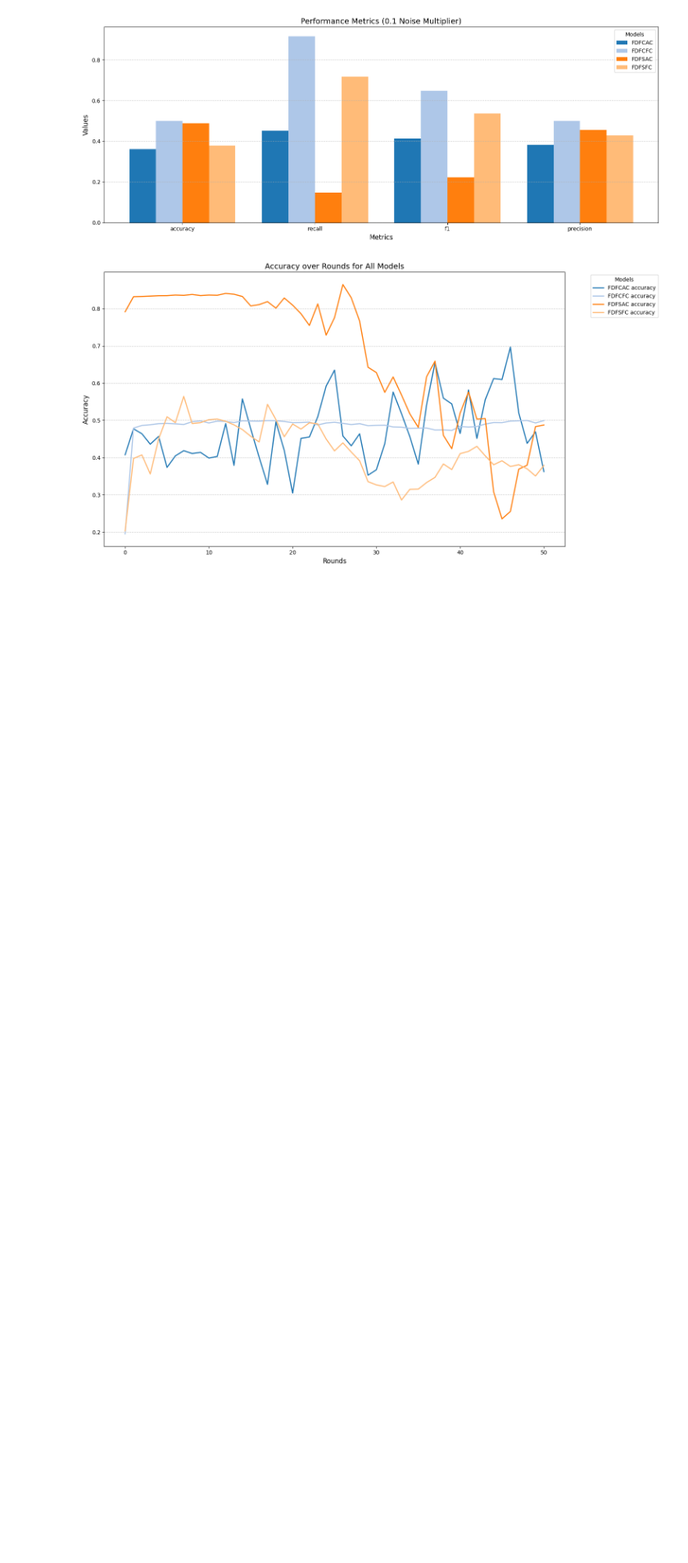
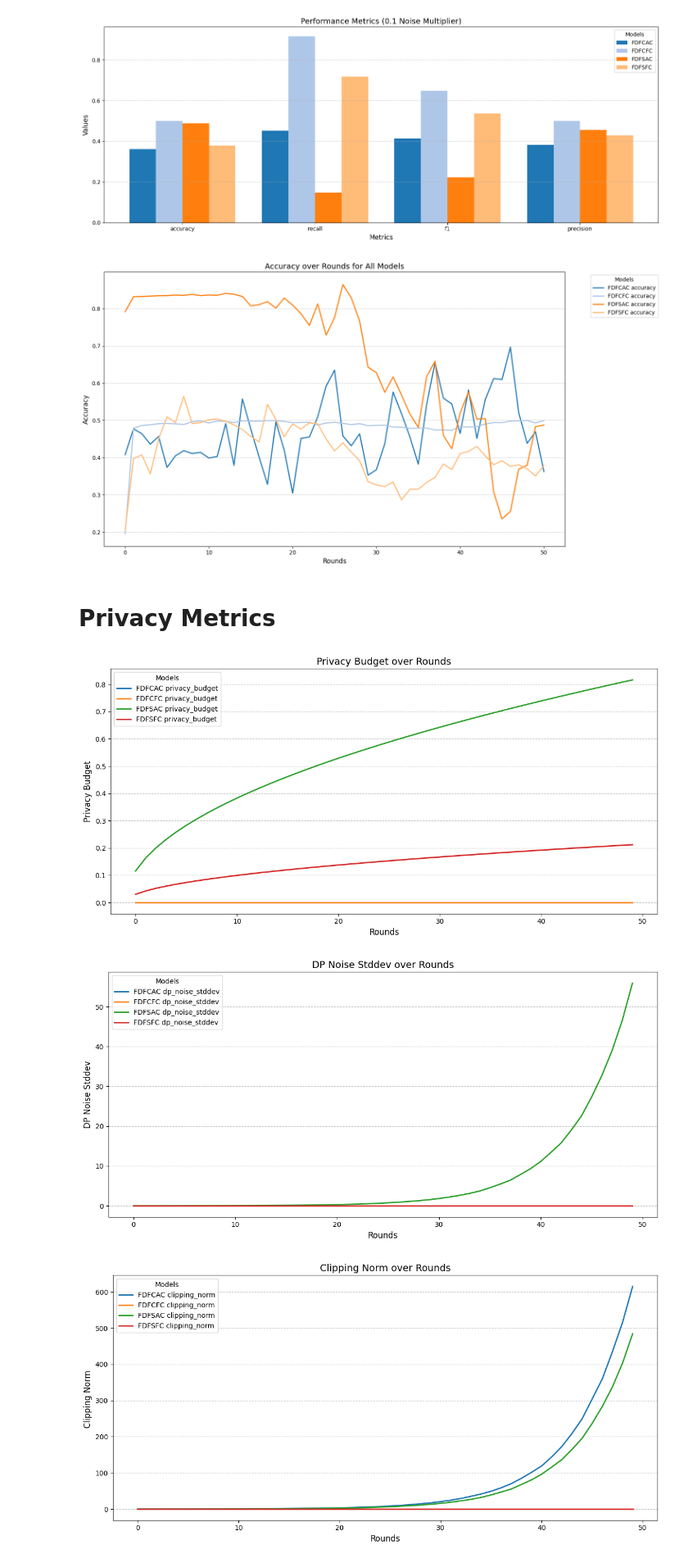
Before and after one commit to helios190/Skripsi_Federated_Learning, a Jupyter notebook: testing.ipynb, the cells around one changed output. Shown at 82% size. Cells and saved outputs as stored; diff of their text form; code cells hidden in the pictures; blank space fills up the shorter version.

```diff
--- a/testing.ipynb
+++ b/testing.ipynb
@@ -916,3 +916,70 @@ plt.tight_layout()
 plt.show()
 # %% [output]
 [figure]
+# %% [markdown]
+# Privacy Metrics
+# %%
+df_FDFCAC_0 = pd.read_csv('./results/FDFCAC/FDFCAC_0_50.csv')
+df_FDFCFC_0 = pd.read_csv('./results/FDFCFC/FDFCFC_0_50.csv')
+df_FDFSAC_0 = pd.read_csv('./results/FDFSAC/FDFSAC_0_50.csv')
+df_FDFSFC_0 = pd.read_csv('./results/FDFSFC/FDFSFC_0_50.csv')
+df_FDFCAC_0 = df_FDFCAC_0.dropna(subset=['nsr'])
+df_FDFCFC_0 = df_FDFCFC_0.dropna(subset=['nsr'])
+df_FDFSAC_0 = df_FDFSAC_0.dropna(subset=['nsr'])
+df_FDFSFC_0 = df_FDFSFC_0.dropna(subset=['nsr'])
+# Retain only relevant columns
+df_FDFCAC = df_FDFCAC_0[['privacy_budget', 'clipping_norm', 'dp_noise_stddev']].rename(
+    columns=lambda col: f"FDFCAC_{col}")
+df_FDFCFC = df_FDFCFC_0[['privacy_budget', 'clipping_norm', 'dp_noise_stddev']].rename(
+    columns=lambda col: f"FDFCFC_{col}")
+df_FDFSAC = df_FDFSAC_0[['privacy_budget', 'clipping_norm', 'dp_noise_stddev']].rename(
+    columns=lambda col: f"FDFSAC_{col}")
+df_FDFSFC = df_FDFSFC_0[['privacy_budget', 'clipping_norm', 'dp_noise_stddev']].rename(
+    columns=lambda col: f"FDFSFC_{col}")
+
+# Merge the datasets side-by-side
+merged_df = pd.concat([df_FDFCAC, df_FDFCFC, df_FDFSAC, df_FDFSFC], axis=1)
+
+# Line charts for privacy_budget and dp_noise_stddev
+privacy_budget_values = {model: df[f"{model}_privacy_budget"].values for model, df in zip(models, [df_FDFCAC, df_FDFCFC, df_FDFSAC, df_FDFSFC])}
+dp_noise_stddev_values = {model: df[f"{model}_dp_noise_stddev"].values for model, df in zip(models, [df_FDFCAC, df_FDFCFC, df_FDFSAC, df_FDFSFC])}
+dp_noise_clipping_norm_values = {model: df[f"{model}_clipping_norm"].values for model, df in zip(models, [df_FDFCAC, df_FDFCFC, df_FDFSAC, df_FDFSFC])}
+
+# Plot line chart for privacy_budget
+fig, ax1 = plt.subplots(figsize=(12, 6))
+for model, color in zip(models, colors):
+    ax1.plot(range(len(privacy_budget_values[model])), privacy_budget_values[model], label=f"{model} privacy_budget", color=color, linewidth=2)
+ax1.set_title("Privacy Budget over Rounds", fontsize=14)
+ax1.set_xlabel("Rounds", fontsize=12)
+ax1.set_ylabel("Privacy Budget", fontsize=12)
+ax1.grid(axis='y', linestyle='--', alpha=0.7)
+ax1.legend(title="Models", fontsize=10)
+plt.tight_layout()
+plt.show()
+
+# Plot line chart for dp_noise_stddev
+fig, ax2 = plt.subplots(figsize=(12, 6))
+for model, color in zip(models, colors):
+    ax2.plot(range(len(dp_noise_stddev_values[model])), dp_noise_stddev_values[model], label=f"{model} dp_noise_stddev", color=color, linewidth=2)
+ax2.set_title("DP Noise Stddev over Rounds", fontsize=14)
+ax2.set_xlabel("Rounds", fontsize=12)
+ax2.set_ylabel("DP Noise Stddev", fontsize=12)
+ax2.grid(axis='y', linestyle='--', alpha=0.7)
+ax2.legend(title="Models", fontsize=10)
+plt.tight_layout()
+plt.show()
+
+fig, ax3 = plt.subplots(figsize=(12, 6))
+for model, color in zip(models, colors):
+    ax3.plot(range(len(dp_noise_clipping_norm_values[model])), dp_noise_clipping_norm_values[model], label=f"{model} clipping_norm", color=color, linewidth=2)
+ax3.set_title("Clipping Norm over Rounds", fontsize=14)
+ax3.set_xlabel("Rounds", fontsize=12)
+ax3.set_ylabel("Clipping Norm ", fontsize=12)
+ax3.grid(axis='y', linestyle='--', alpha=0.7)
+ax3.legend(title="Models", fontsize=10)
+plt.tight_layout()
+plt.show()
+# %% [output]
+[figure, added]
+[figure, added]
+[figure, added]
```
Also changed, not shown: parts of 3 cells of this notebook.
